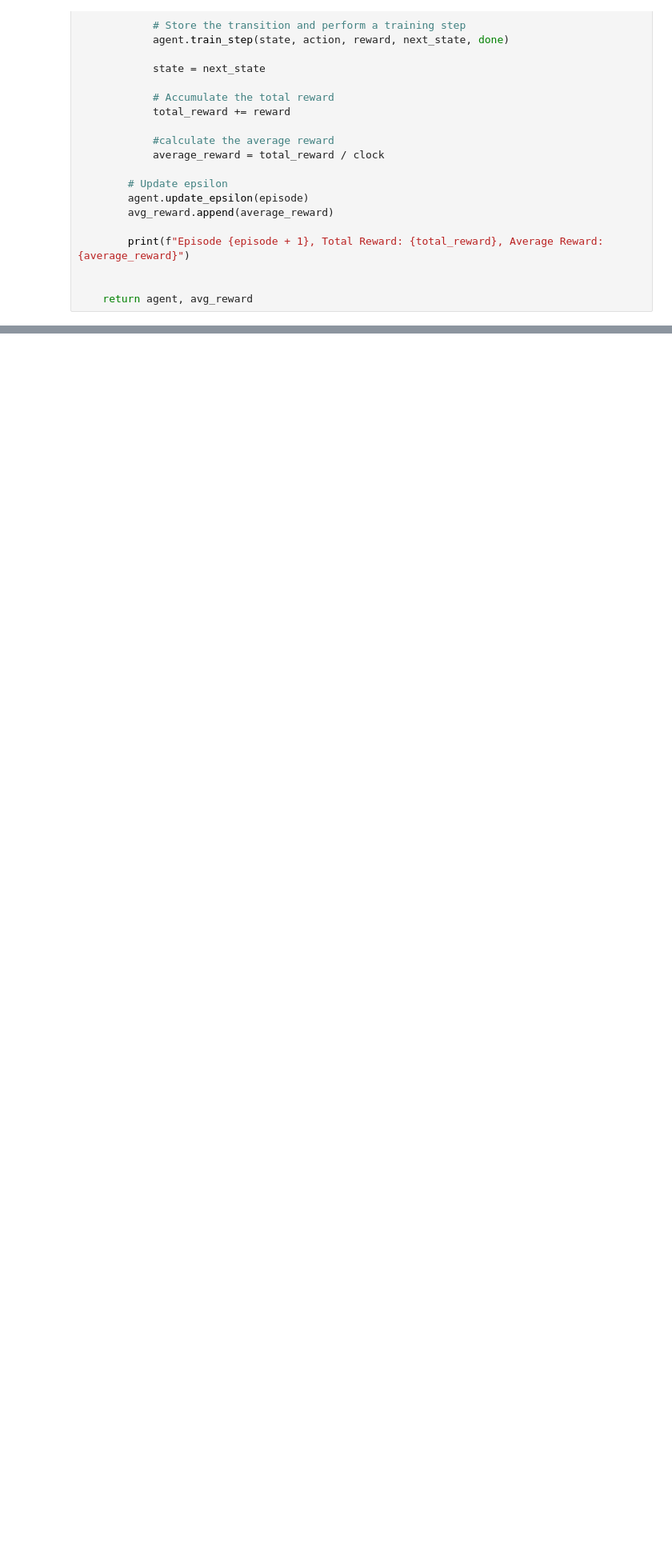
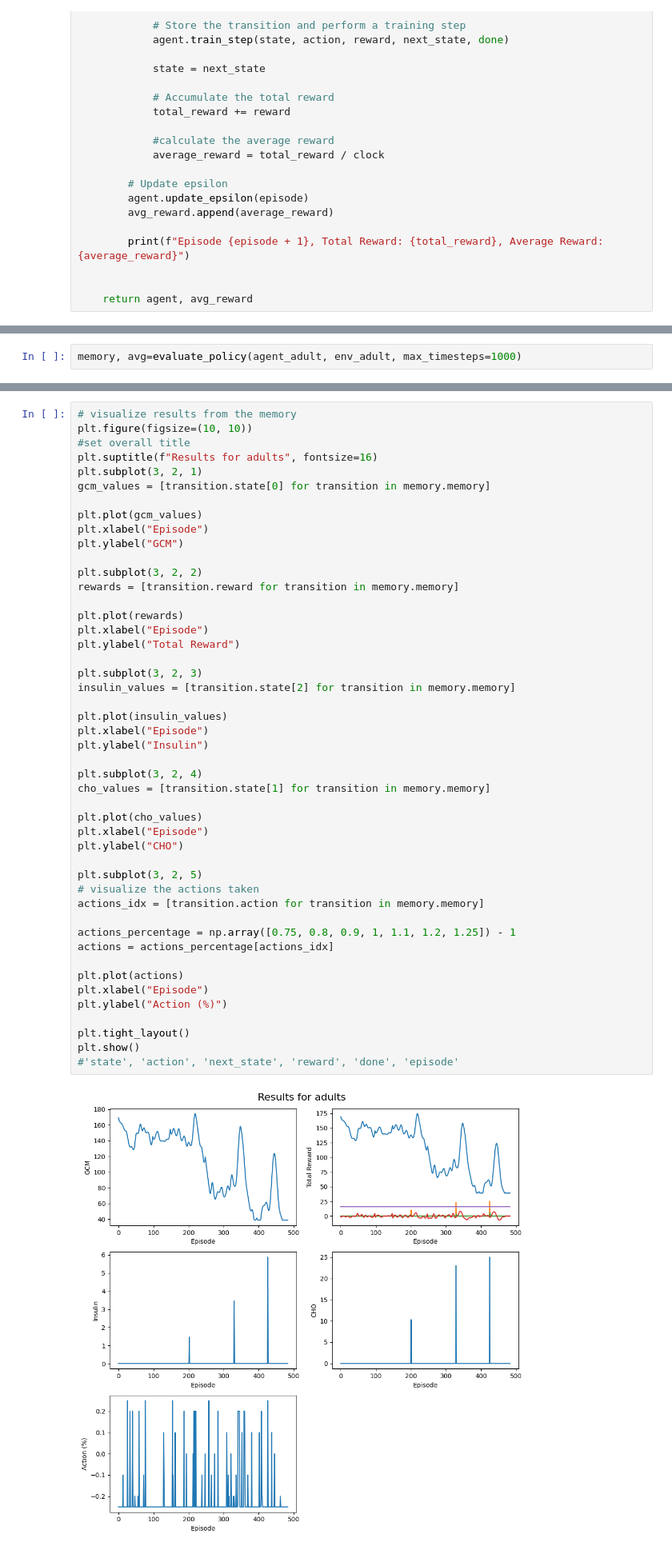
Before and after one commit to vitamys/rl_project, a Jupyter notebook: EnvDemo.ipynb, the cells around one changed output, grey strips where cells are left out. Shown: that part at 80% size. Cells and saved outputs as stored; diff of their text form; blank space fills up the shorter version.

```diff
--- a/EnvDemo.ipynb
+++ b/EnvDemo.ipynb
@@ -382,0 +404,2 @@ evaluate_policy(agent_adult, 'simglucose-bolus-adults', 1, eval_episodes=10, max
+# %%
+memory, avg=evaluate_policy(agent_adult, env_adult, max_timesteps=1000)
@@ -383,3 +411,52 @@ evaluate_policy(agent_adult, 'simglucose-bolus-adults', 1, eval_episodes=10, max
+# %%
+# visualize results from the memory
+plt.figure(figsize=(10, 10))
+#set overall title
+plt.suptitle(f"Results for adults", fontsize=16)
+plt.subplot(3, 2, 1)
+gcm_values = [transition.state[0] for transition in memory.memory]
+
+plt.plot(gcm_values)
+plt.xlabel("Episode")
+plt.ylabel("GCM")
+
+plt.subplot(3, 2, 2)
+rewards = [transition.reward for transition in memory.memory]
+
+plt.plot(rewards)
+plt.xlabel("Episode")
+plt.ylabel("Total Reward")
+
+plt.subplot(3, 2, 3)
+insulin_values = [transition.state[2] for transition in memory.memory]
+
+plt.plot(insulin_values)
+plt.xlabel("Episode")
+plt.ylabel("Insulin")
+
+plt.subplot(3, 2, 4)
+cho_values = [transition.state[1] for transition in memory.memory]
+
+plt.plot(cho_values)
+plt.xlabel("Episode")
+plt.ylabel("CHO")
+
+plt.subplot(3, 2, 5)
+# visualize the actions taken
+actions_idx = [transition.action for transition in memory.memory]
+
+actions_percentage = np.array([0.75, 0.8, 0.9, 1, 1.1, 1.2, 1.25]) - 1
+actions = actions_percentage[actions_idx]
+
+plt.plot(actions)
+plt.xlabel("Episode")
+plt.ylabel("Action (%)")
+
+plt.tight_layout()
+plt.show()
+#'state', 'action', 'next_state', 'reward', 'done', 'episode'
+# %% [output]
+[figure, added]
 # %%
 #state
 #observation [GCM, CHO, Insulin]
```
Also changed, not shown: parts of 5 cells of this notebook.
